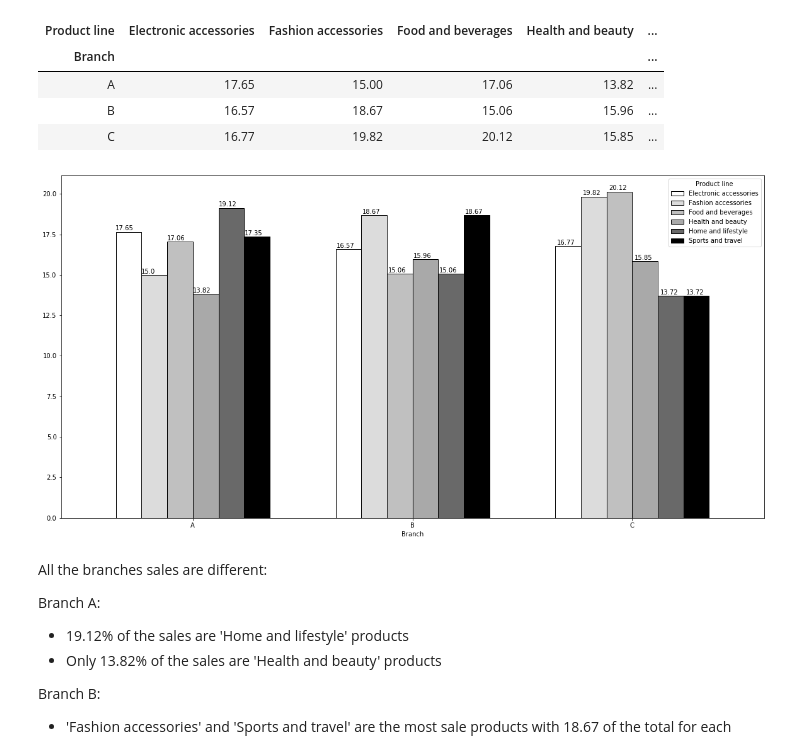
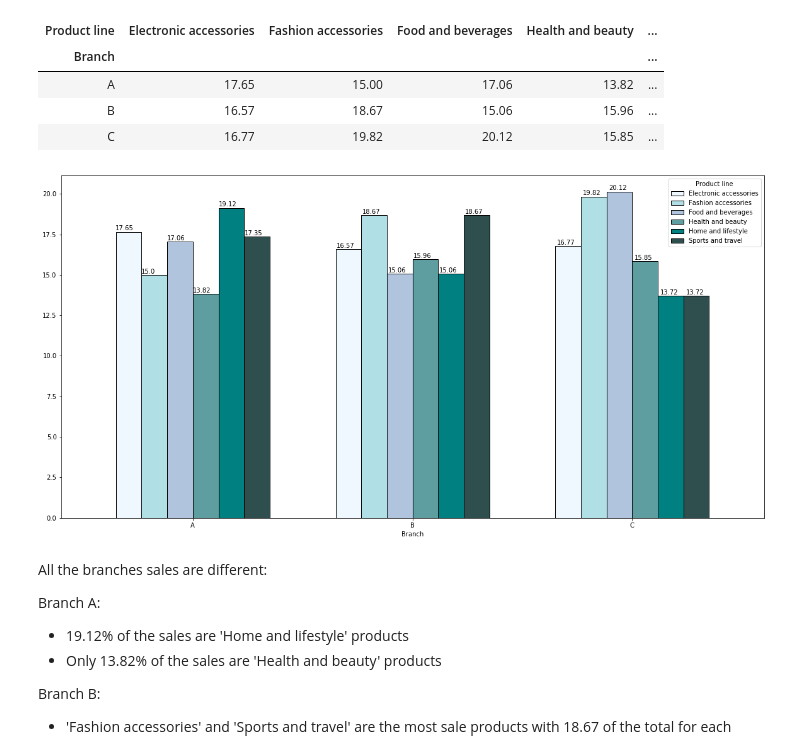
Before and after one commit to Mariehllrd/EDA-supermarket-sales, a Jupyter notebook: EDA.ipynb, the cells around one changed output. Cells and saved outputs as stored; diff of their text form; code cells hidden in the pictures.

```diff
--- a/EDA.ipynb
+++ b/EDA.ipynb
@@ -91,15 +91,15 @@ branch_cross
 | B | 16.57 | 18.67 | 15.06 | 15.96 | ... |
 | C | 16.77 | 19.82 | 20.12 | 15.85 | ... |
 # %%
-ax = branch_cross.plot.bar(color = ['white', 'gainsboro', 'silver', 'darkgrey', 'dimgrey', 'black', 'navy']
-                           , edgecolor= 'black', figsize=(20,10), width = 0.7)
+ax = branch_cross.plot.bar(color = ['aliceblue', 'powderblue', 'lightsteelblue', 'cadetblue', 'teal',
+                                    'darkslategrey'], edgecolor= 'black', figsize=(20,10), width = 0.7)
 plt.xticks(rotation = 360)
 for p in ax.patches:
     ax.annotate(str(round(p.get_height(),2)), (p.get_x() * 1.005, p.get_height() * 1.005))
 
 plt.show()
 # %% [output]
-[figure, old version]
+[figure, new version]
 # %% [markdown]
 All the branches sales are different:
 
```
Also changed, not shown: parts of 12 cells of this notebook.
